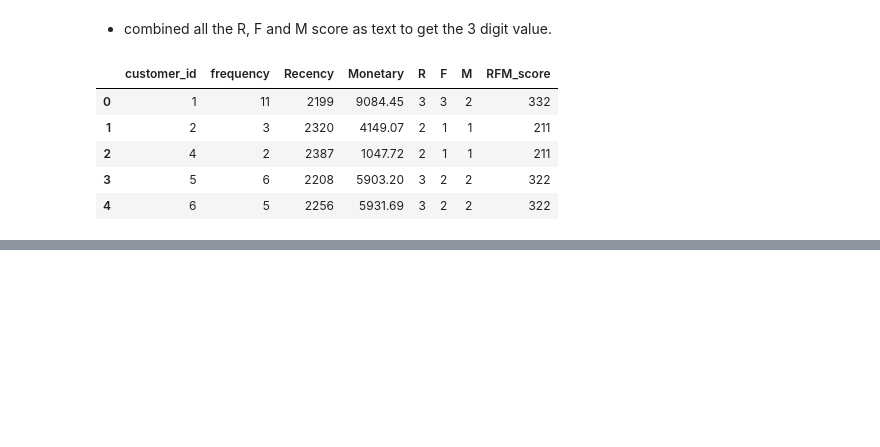
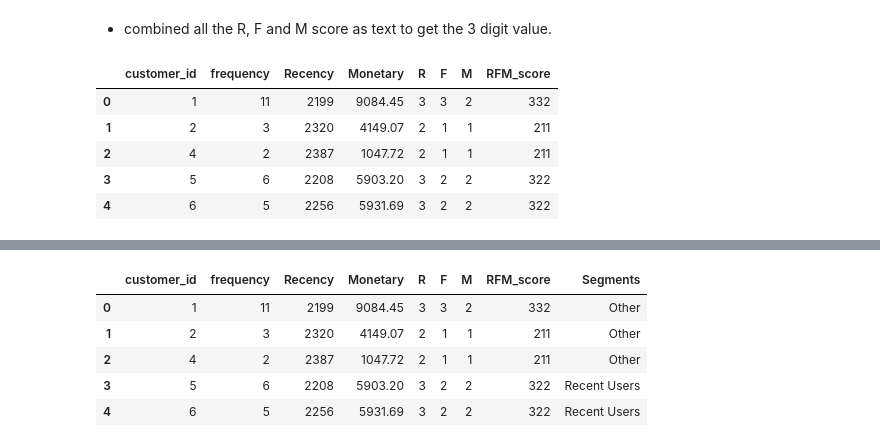
Before and after one commit to Jagadeeshkumaryanda/Customer_Segmentation_Analysis, a Jupyter notebook: RFM_Analysis.ipynb, the cells around one changed output, grey strips where cells are left out. Cells and saved outputs as stored; diff of their text form; code cells hidden in the pictures; blank space fills up the shorter version.

```diff
--- a/RFM_Analysis.ipynb
+++ b/RFM_Analysis.ipynb
@@ -268,0 +273,36 @@ dtype: object
+# %%
+#function to define segments
+
+def segmentation(row):
+    if row['RFM_score'] == '111':
+        return "Lost Customers"
+    elif row['RFM_score'] == '122':
+        return "Hibernating"
+    elif row['RFM_score'] == '112':
+        return "About to Sleep"
+    elif row['RFM_score'] == '321':
+        return "Price Sensitive"
+    elif row['RFM_score'] == '222':
+        return "Loyal Customers"
+    elif row['RFM_score'] == '112':
+        return "Needs Attention"
+    elif row['RFM_score'] == '311':
+        return "Can't Loose Customers"
+    elif row['RFM_score'] == '322':
+        return "Recent Users"
+    elif row['RFM_score'] == '233':
+        return "Potential Loyalists"
+    elif row['RFM_score'] == '333':
+        return "Champions"
+    else:
+        return "Other"
+
+df_rfm['Segments'] = df_rfm.apply(lambda x: segmentation(x), axis=1)
+df_rfm.head()
+# %% [output]
+|  | customer_id | frequency | Recency | Monetary | R | F | M | RFM_score | Segments |
+| 0 | 1 | 11 | 2199 | 9084.45 | 3 | 3 | 2 | 332 | Other |
+| 1 | 2 | 3 | 2320 | 4149.07 | 2 | 1 | 1 | 211 | Other |
+| 2 | 4 | 2 | 2387 | 1047.72 | 2 | 1 | 1 | 211 | Other |
+| 3 | 5 | 6 | 2208 | 5903.20 | 3 | 2 | 2 | 322 | Recent Users |
+| 4 | 6 | 5 | 2256 | 5931.69 | 3 | 2 | 2 | 322 | Recent Users |
```
Also changed, not shown: parts of 5 cells of this notebook.
